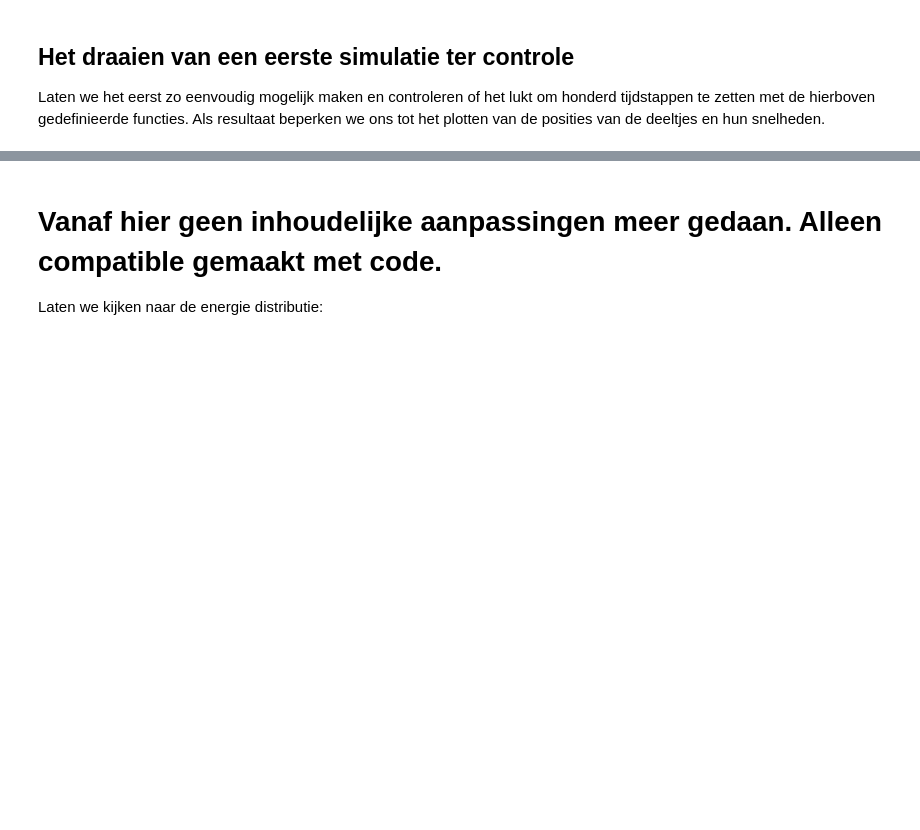
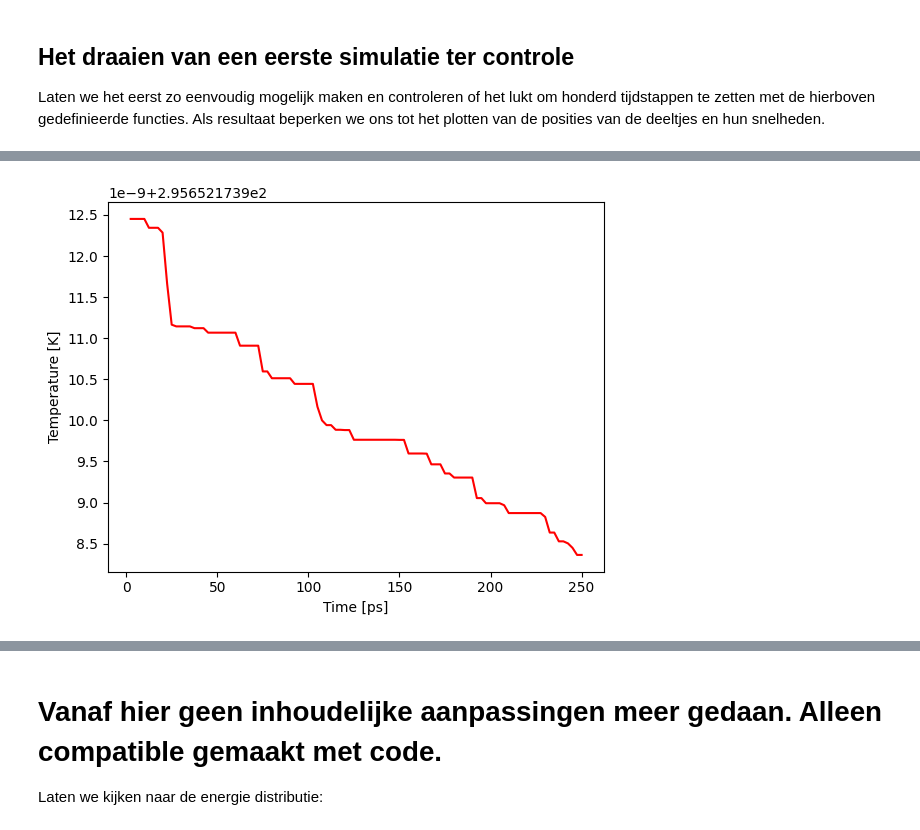
Before and after one commit to Contemporary-Physicslab/PySim, a Jupyter notebook: book/Q2/druktemp.ipynb, the cells around one changed output, grey strips where cells are left out. Cells and saved outputs as stored; diff of their text form; code cells hidden in the pictures; blank space fills up the shorter version.

```diff
--- a/book/Q2/druktemp.ipynb
+++ b/book/Q2/druktemp.ipynb
@@ -147,0 +169,8 @@ plt.show()
+# %%
+# SOLUTION
+def temperature(particles) -> float:
+    temp = 0.0
+    for p in particles:
+        temp += p.kin_energy
+    temp = temp / len(particles)
+    return temp
@@ -147,0 +202,22 @@ plt.show()
+# %%
+particles = []
+temperatures = np.zeros(100, dtype=float)
+times = np.linspace(1, 100, 100)
+
+create_particles(particles)
+for i in range(100):
+    take_time_step(particles)
+    temperatures[i] = temperature(particles)
+
+plt.figure()
+plt.xlabel('Time [ps]')
+plt.ylabel('Temperature [K]')
+
+times = times * 2.5
+temperatures = np.asarray(temperatures) * 30 * 1.7E-27 * (1E-9 / 2.5E-12)**2 / 1.38E-23
+
+plt.plot(times, temperatures, '-r')
+
+plt.show()
+# %% [output]
+[figure, added]
```
Also changed, not shown: parts of 11 cells of this notebook.
